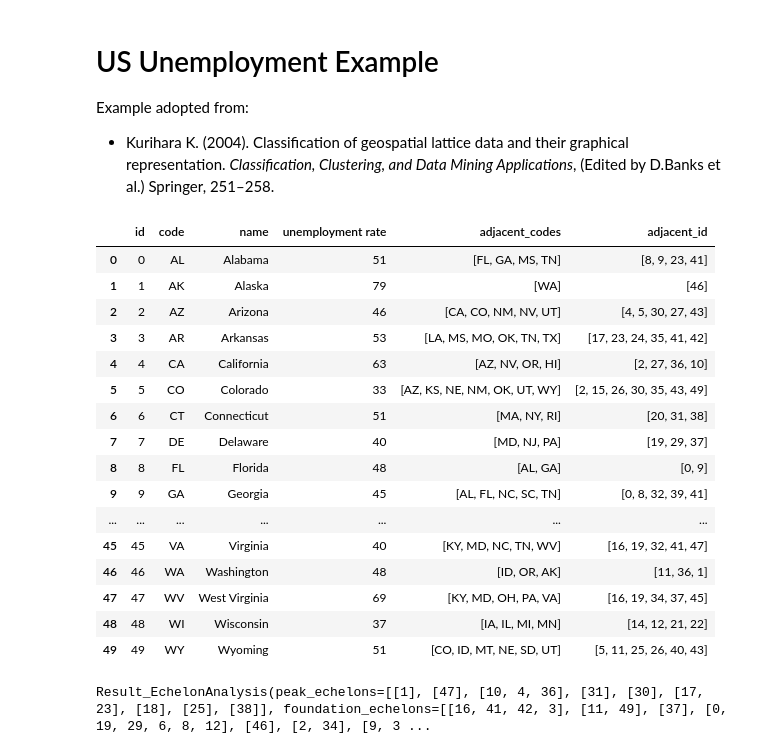
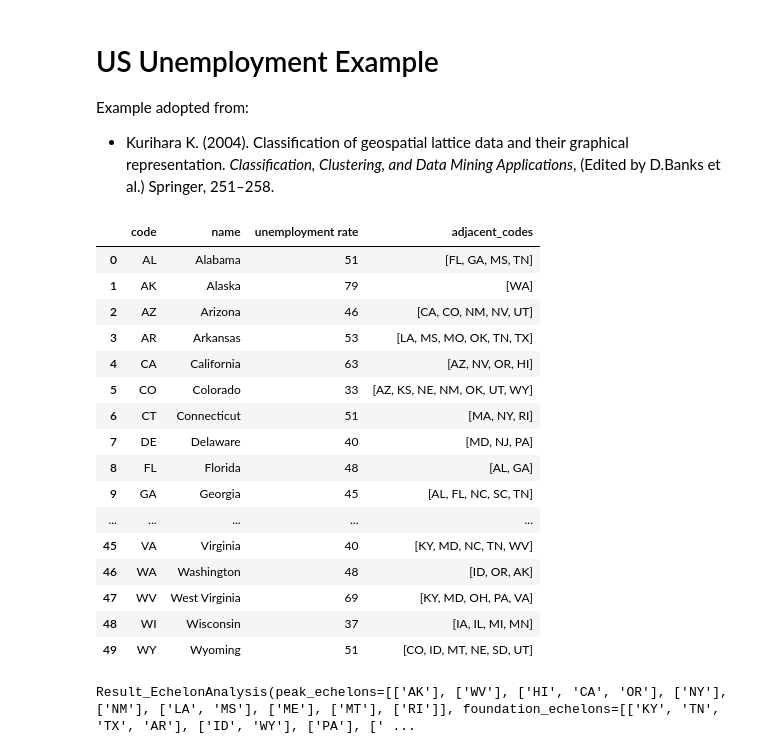
Before and after one commit to takeshi-teshima/echelon-py-examples, a Jupyter notebook: US-unemployment-rates-1997.ipynb, the cells around one changed output. Cells and saved outputs as stored; diff of their text form; code cells hidden in the pictures.

Commit message:
Refactoring: use DataFrame API

```diff
--- a/US-unemployment-rates-1997.ipynb
+++ b/US-unemployment-rates-1997.ipynb
@@ -38,49 +38,47 @@ df = pd.DataFrame([
     ('MS', 'Mississippi', 57, ['AL', 'AR', 'LA', 'TN']),
     ('MO', 'Missouri', 42, ['AR', 'IA', 'IL', 'KS', 'KY', 'NE', 'OK', 'TN']),
     ('MT', 'Montana', 54, ['ID', 'ND', 'SD', 'WY']),
     ('NE', 'Nebraska', 26, ['CO', 'IA', 'KS', 'MO', 'SD', 'WY']),
     ('NV', 'Nevada', 41, ['AZ', 'CA', 'ID', 'OR', 'UT']),
     ('NH', 'New Hampshire', 31, ['MA', 'ME', 'VT']),
     ('NJ', 'New Jersey', 51, ['DE', 'NY', 'PA']),
     ('NM', 'New Mexico', 62, ['AZ', 'CO', 'OK', 'TX', 'UT']),
     ('NY', 'New York', 64, ['CT', 'MA', 'NJ', 'PA', 'VT']),
     ('NC', 'North Carolina', 36, ['GA', 'SC', 'TN', 'VA']),
     ('ND', 'North Dakota', 25, ['MN', 'MT', 'SD']),
     ('OH', 'Ohio', 46, ['IN', 'KY', 'MI', 'PA', 'WV']),
     ('OK', 'Oklahoma', 41, ['AR', 'CO', 'KS', 'MO', 'NM', 'TX']),
     ('OR', 'Oregon', 58, ['CA', 'ID', 'NV', 'WA']),
     ('PA', 'Pennsylvania', 52, ['DE', 'MD', 'NJ', 'NY', 'OH', 'WV']),
     ('RI', 'Rhode Island', 53, ['CT', 'MA']),
     ('SC', 'South Carolina', 45, ['GA', 'NC']),
     ('SD', 'South Dakota', 31, ['IA', 'MN', 'MT', 'ND', 'NE', 'WY']),
     ('TN', 'Tennessee', 54, ['AL', 'AR', 'GA', 'KY', 'MO', 'MS', 'NC', 'VA']),
     ('TX', 'Texas', 54, ['AR', 'LA', 'NM', 'OK']),
     ('UT', 'Utah', 31, ['AZ', 'CO', 'ID', 'NM', 'NV', 'WY']),
     ('VT', 'Vermont', 40, ['MA', 'NH', 'NY']),
     ('VA', 'Virginia', 40, ['KY', 'MD', 'NC', 'TN', 'WV']),
     ('WA', 'Washington', 48, ['ID', 'OR', 'AK']),
     ('WV', 'West Virginia', 69, ['KY', 'MD', 'OH', 'PA', 'VA']),
     ('WI', 'Wisconsin', 37, ['IA', 'IL', 'MI', 'MN']),
     ('WY', 'Wyoming', 51, ['CO', 'ID', 'MT', 'NE', 'SD', 'UT'])
 ], columns=['code', 'name', 'unemployment rate', 'adjacent_codes'])
-df = df.reset_index().rename(columns={'index': 'id'})
-df['adjacent_id'] = df['adjacent_codes'].map(lambda codes: [df[df['code'] == code].iloc[0].id for code in codes])
 df
 # %% [output]
-|  | id | code | name | unemployment rate | adjacent_codes | adjacent_id |
-| 0 | 0 | AL | Alabama | 51 | [FL, GA, MS, TN] | [8, 9, 23, 41] |
-| 1 | 1 | AK | Alaska | 79 | [WA] | [46] |
-| 2 | 2 | AZ | Arizona | 46 | [CA, CO, NM, NV, UT] | [4, 5, 30, 27, 43] |
-| 3 | 3 | AR | Arkansas | 53 | [LA, MS, MO, OK, TN, TX] | [17, 23, 24, 35, 41, 42] |
-| 4 | 4 | CA | California | 63 | [AZ, NV, OR, HI] | [2, 27, 36, 10] |
-| 5 | 5 | CO | Colorado | 33 | [AZ, KS, NE, NM, OK, UT, WY] | [2, 15, 26, 30, 35, 43, 49] |
-| 6 | 6 | CT | Connecticut | 51 | [MA, NY, RI] | [20, 31, 38] |
-| 7 | 7 | DE | Delaware | 40 | [MD, NJ, PA] | [19, 29, 37] |
-| 8 | 8 | FL | Florida | 48 | [AL, GA] | [0, 9] |
-| 9 | 9 | GA | Georgia | 45 | [AL, FL, NC, SC, TN] | [0, 8, 32, 39, 41] |
-| ... | ... | ... | ... | ... | ... | ... |
-| 45 | 45 | VA | Virginia | 40 | [KY, MD, NC, TN, WV] | [16, 19, 32, 41, 47] |
-| 46 | 46 | WA | Washington | 48 | [ID, OR, AK] | [11, 36, 1] |
-| 47 | 47 | WV | West Virginia | 69 | [KY, MD, OH, PA, VA] | [16, 19, 34, 37, 45] |
-| 48 | 48 | WI | Wisconsin | 37 | [IA, IL, MI, MN] | [14, 12, 21, 22] |
-| 49 | 49 | WY | Wyoming | 51 | [CO, ID, MT, NE, SD, UT] | [5, 11, 25, 26, 40, 43] |
+|  | code | name | unemployment rate | adjacent_codes |
+| 0 | AL | Alabama | 51 | [FL, GA, MS, TN] |
+| 1 | AK | Alaska | 79 | [WA] |
+| 2 | AZ | Arizona | 46 | [CA, CO, NM, NV, UT] |
+| 3 | AR | Arkansas | 53 | [LA, MS, MO, OK, TN, TX] |
+| 4 | CA | California | 63 | [AZ, NV, OR, HI] |
+| 5 | CO | Colorado | 33 | [AZ, KS, NE, NM, OK, UT, WY] |
+| 6 | CT | Connecticut | 51 | [MA, NY, RI] |
+| 7 | DE | Delaware | 40 | [MD, NJ, PA] |
+| 8 | FL | Florida | 48 | [AL, GA] |
+| 9 | GA | Georgia | 45 | [AL, FL, NC, SC, TN] |
+| ... | ... | ... | ... | ... |
+| 45 | VA | Virginia | 40 | [KY, MD, NC, TN, WV] |
+| 46 | WA | Washington | 48 | [ID, OR, AK] |
+| 47 | WV | West Virginia | 69 | [KY, MD, OH, PA, VA] |
+| 48 | WI | Wisconsin | 37 | [IA, IL, MI, MN] |
+| 49 | WY | Wyoming | 51 | [CO, ID, MT, NE, SD, UT] |
@@ -96,9 +85,9 @@ for _, row in df.iterrows():
 # %%
-from echelon.api import EchelonAnalysis
-analyzer = EchelonAnalysis()
-result = analyzer(data, adjacency)
+from echelon.api import DataFrameEchelonAnalysis
+analyzer = DataFrameEchelonAnalysis()
+result = analyzer(df, 'unemployment rate', 'code', 'adjacent_codes')
 result
 # %% [output]
-Result_EchelonAnalysis(peak_echelons=[[1], [47], [10, 4, 36], [31], [30], [17, 23], [18], [25], [38]], foundation_echelons=[[16, 41, 42, 3], [11, 49], [37], [0, 19, 29, 6, 8, 12], [46], [2, 34], [9, 3 ...
+Result_EchelonAnalysis(peak_echelons=[['AK'], ['WV'], ['HI', 'CA', 'OR'], ['NY'], ['NM'], ['LA', 'MS'], ['ME'], ['MT'], ['RI']], foundation_echelons=[['KY', 'TN', 'TX', 'AR'], ['ID', 'WY'], ['PA'], [' ...
 # %%
 display(Markdown('### Peak Echelons'))
```
Also changed, not shown: parts of 4 cells of this notebook, 3 other files.
